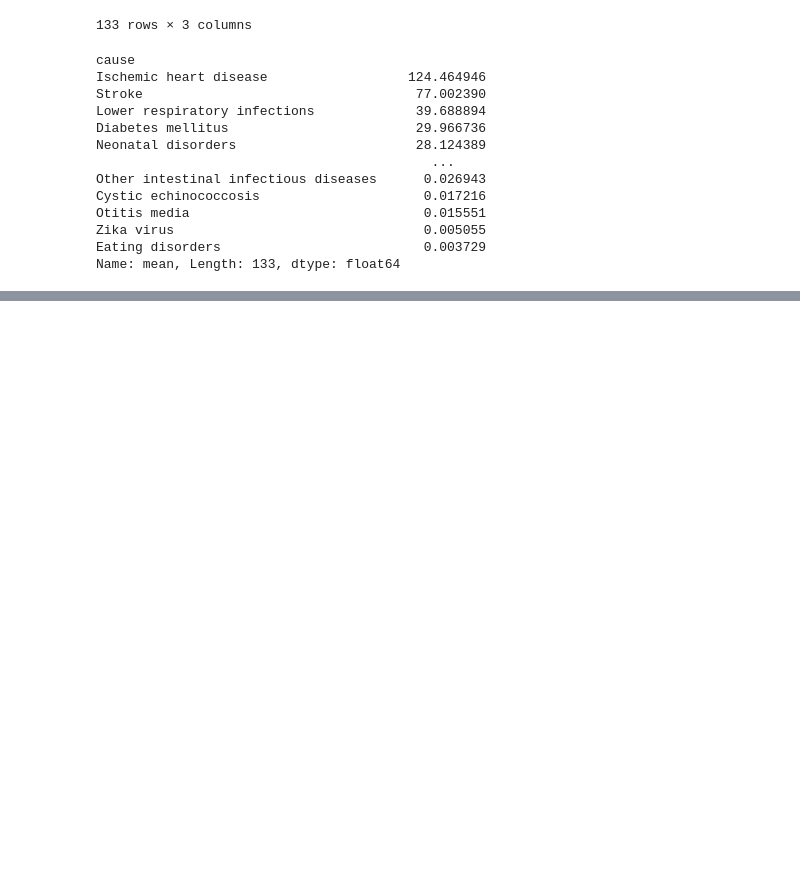
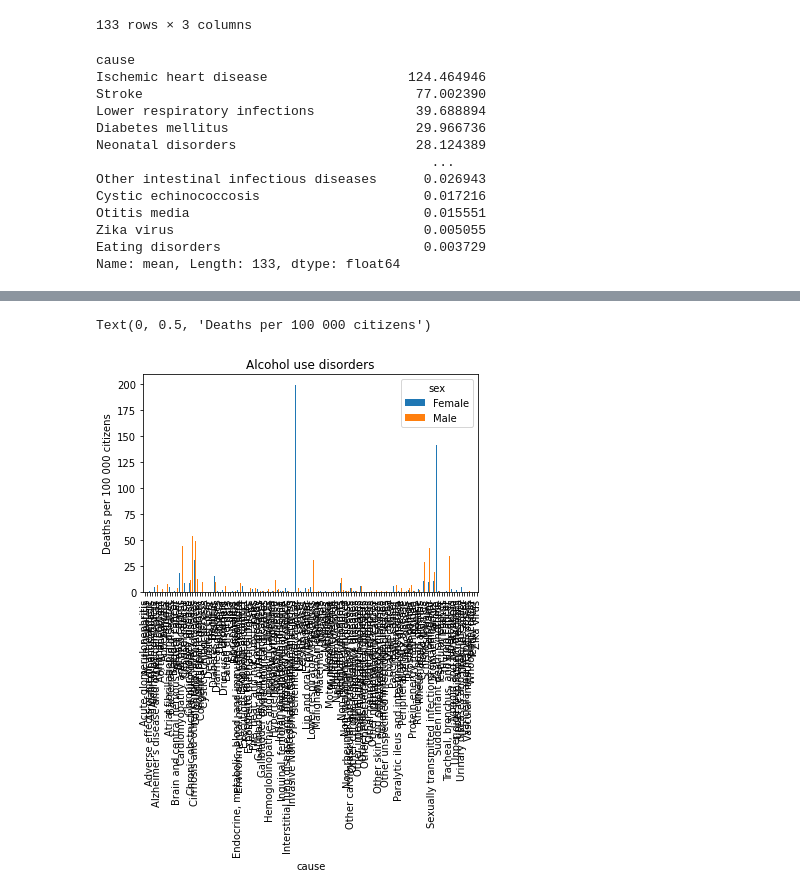
Before and after one commit to SergeyMyssak/RE-2022, a Jupyter notebook: pandas-1/RE-2022.ipynb, the cells around one changed output, grey strips where cells are left out. Drawn from its saved outputs; the diff is of its cells as text; code cells hidden in the pictures; blank space fills up the shorter version.

```diff
--- a/pandas-1/RE-2022.ipynb
+++ b/pandas-1/RE-2022.ipynb
@@ -572,0 +684,10 @@ Name: mean, Length: 133, dtype: float64
+# %%
+df[(df["location"] == "Kazakhstan")
+   & (df["sex"].isin(["Male", "Female"]))].pivot_table(values="value", index="cause", columns="sex",
+                                        aggfunc="mean", margins=False, dropna=True, fill_value=None).plot(kind="bar")
+
+plt.title("Alcohol use disorders")
+plt.ylabel("Deaths per 100 000 citizens")
+# %% [output]
+Text(0, 0.5, 'Deaths per 100 000 citizens')
+[figure, added]
```
Also changed, not shown: parts of 10 cells of this notebook, 4 other files.
